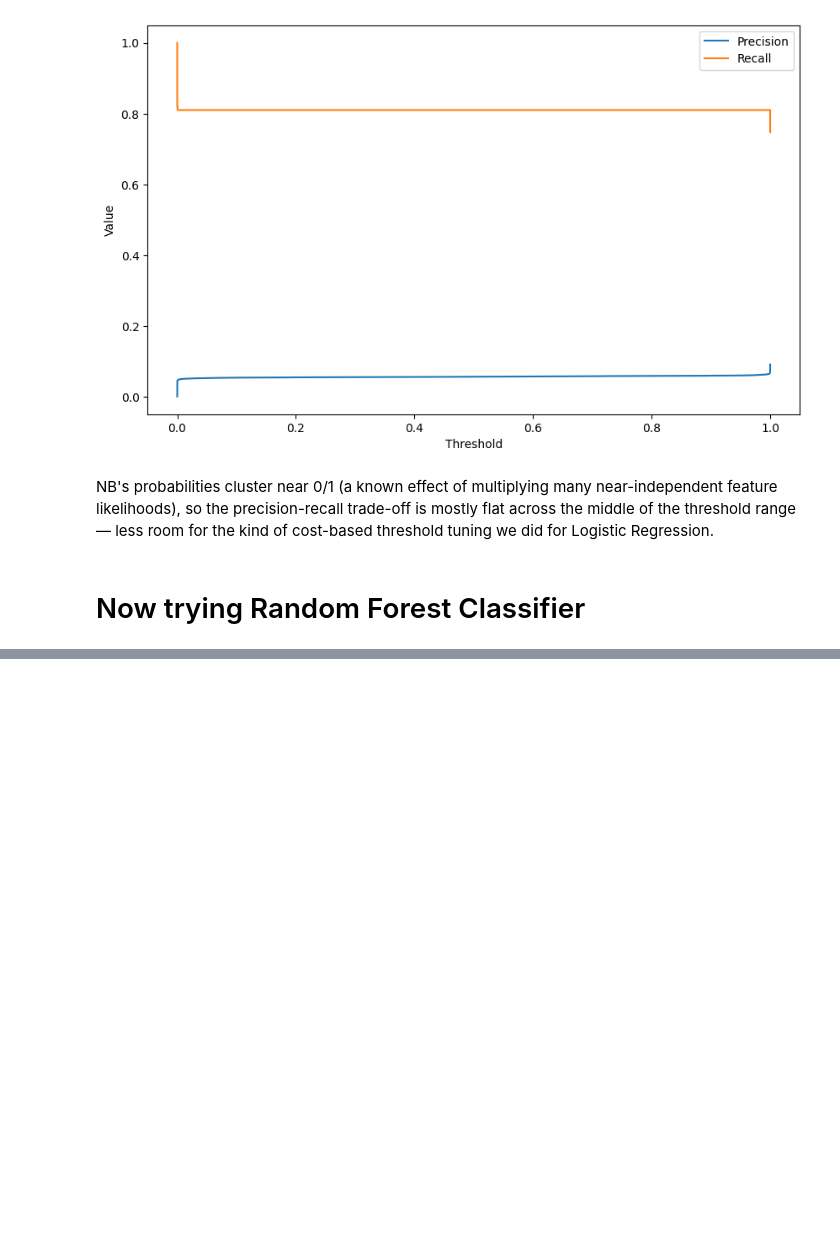
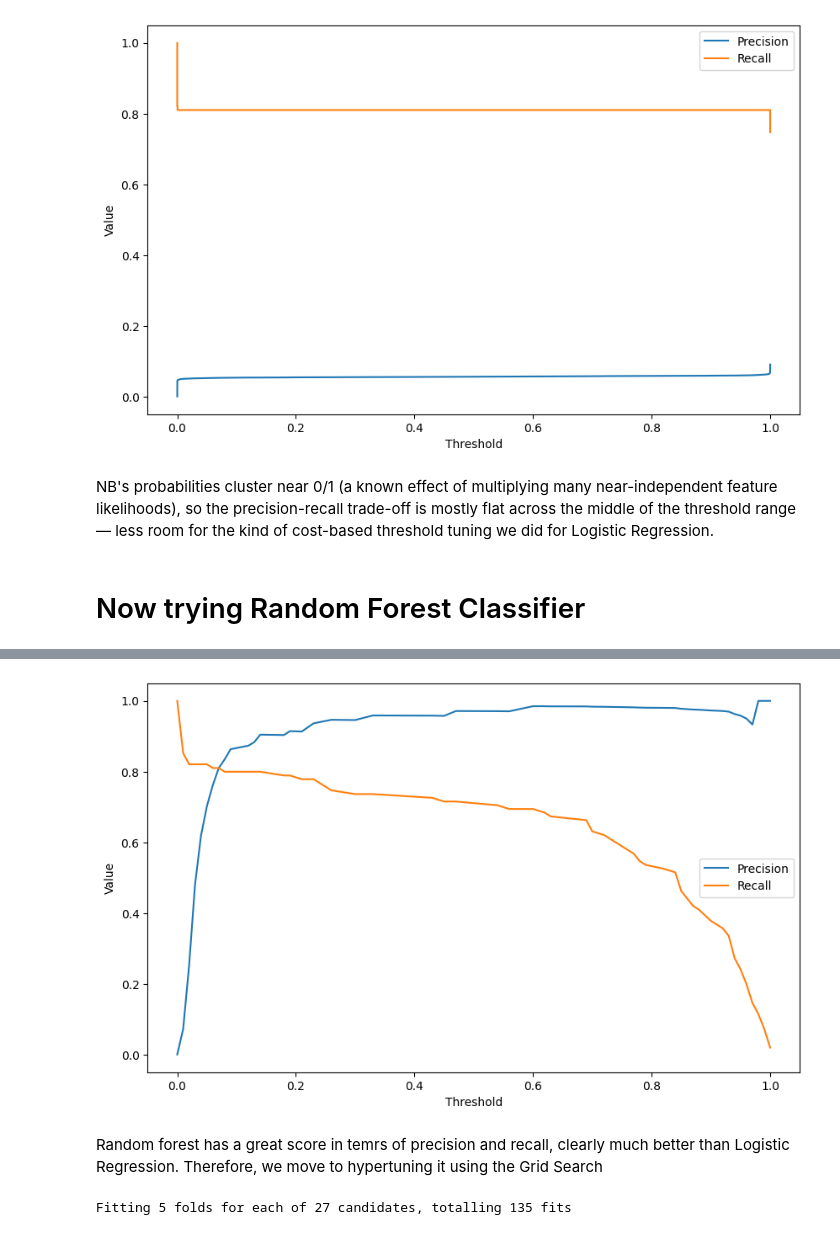
Before and after one commit to Janhvesh-Patil/RiskLens-AI, a Jupyter notebook: backend/TransactionFraudDetector.ipynb, the cells around one changed output, grey strips where cells are left out. Drawn from its saved outputs; the diff is of its cells as text; code cells hidden in the pictures; blank space fills up the shorter version.

```diff
--- a/backend/TransactionFraudDetector.ipynb
+++ b/backend/TransactionFraudDetector.ipynb
@@ -596,0 +599,7 @@ plt.show()
+# %%
+from sklearn.ensemble import RandomForestClassifier
+
+fullPipeline_RTC = Pipeline([
+    ("preprocessor", preprocessing),
+    ("model", RandomForestClassifier(class_weight = "balanced", random_state = 42))
+])
@@ -596,0 +627,15 @@ plt.show()
+# %%
+rtc_probability_predictions = fullPipeline_RTC.predict_proba(X_test)
+
+plt.figure(figsize = (10, 6))
+precision, recall, thresholds = precision_recall_curve(y_test, rtc_probability_predictions[:, 1])
+plt.plot(thresholds, precision[:-1], label = "Precision")
+plt.plot(thresholds, recall[:-1], label = "Recall")
+plt.xlabel("Threshold")
+plt.ylabel("Value")
+plt.legend()
+plt.show()
+# %% [output]
+[figure, added]
+# %% [markdown]
+Random forest has a great score in temrs of precision and recall, clearly much better than Logistic Regression. Therefore, we move to hypertuning it using the Grid Search
@@ -596,0 +657,13 @@ plt.show()
+# %%
+gridSearch = GridSearchCV(
+    estimator = gridSearchPipeline,
+    param_grid = param_grid,
+    cv = cv_strategy,
+    scoring = "average_precision",
+    n_jobs = -1,
+    verbose = 1
+)
+
+gridSearch.fit(X_train, y_train)
+# %% [output]
+Fitting 5 folds for each of 27 candidates, totalling 135 fits
```
Also changed, not shown: parts of 10 cells of this notebook.
